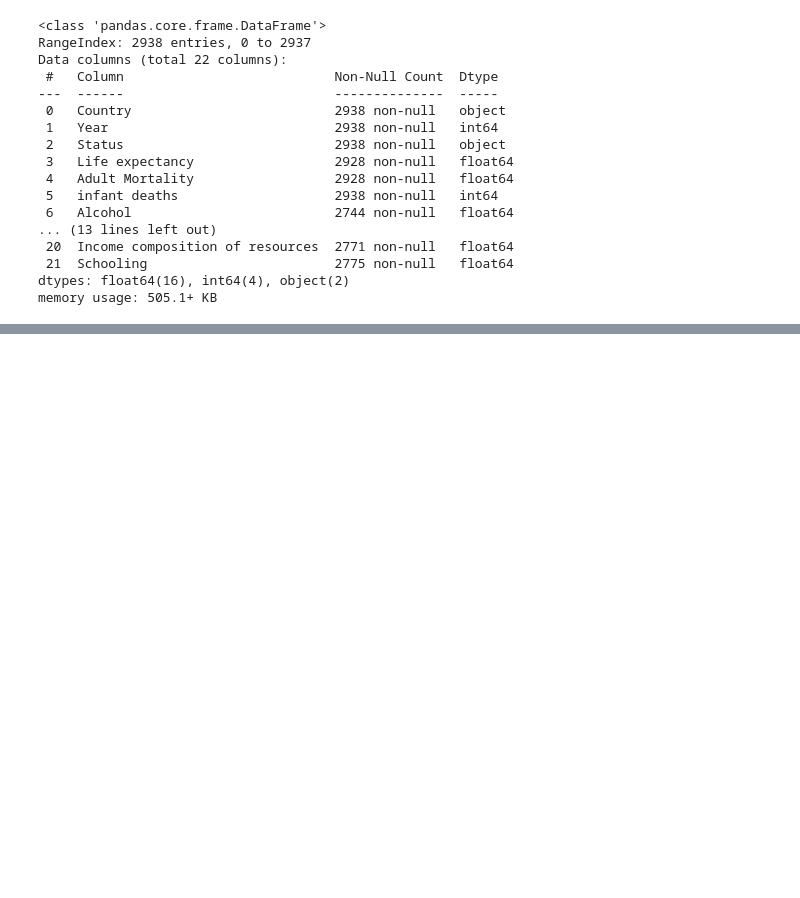
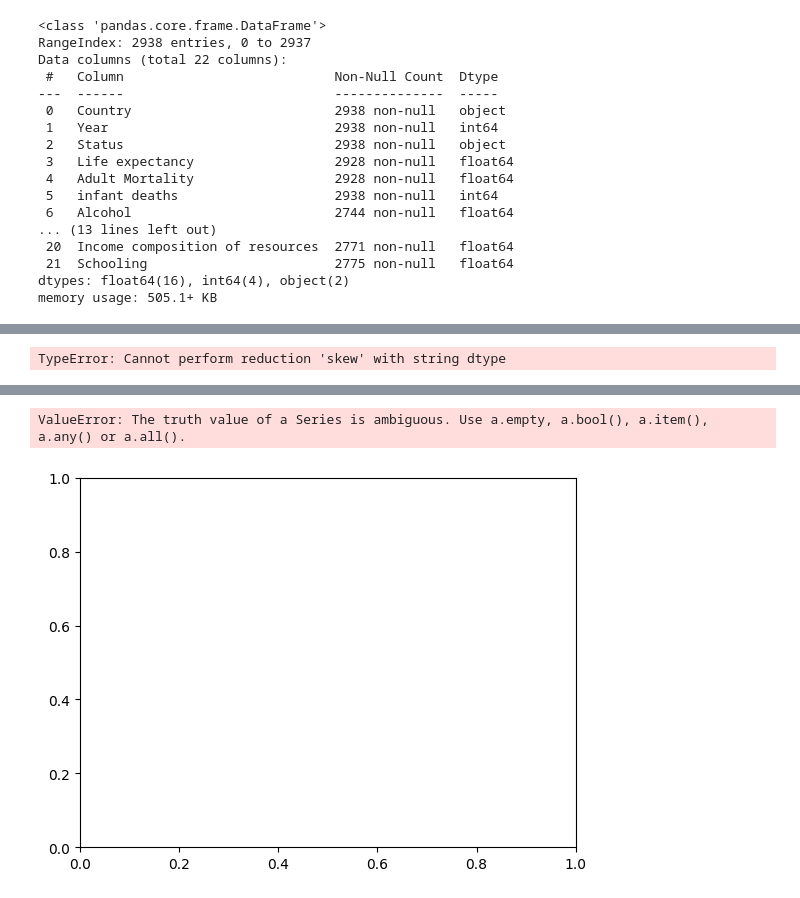
Before and after one commit to Rahafzsh/LifeExpectancyAnalysis, a Jupyter notebook: PreProcessingData.ipynb, the cells around one changed output, grey strips where cells are left out. Drawn from its saved outputs; the diff is of its cells as text; code cells hidden in the pictures; blank space fills up the shorter version.

```diff
--- a/PreProcessingData.ipynb
+++ b/PreProcessingData.ipynb
@@ -53,0 +43,3 @@ dtype: int64
+# %%
+strs=["Country", "Status"]
+df=df.astype({i:"string" for i in strs})
@@ -54,3 +66,10 @@ dtype: int64
+# %%
+ptr = PowerTransformer(method='yeo-johnson')
+skewed_columns = df.columns[df.skew().abs() > 0.5]  # Adjust threshold based on your needs
+
+df[skewed_columns] = pt.fit_transform(df[skewed_columns])
+# %% [output]
+TypeError: Cannot perform reduction 'skew' with string dtype
 # %%
 skim(df)
 # %% [output]
@@ -71,3 +90,8 @@ skim(df)
 │ │ Status                    │       0 │          0 │                            1 │                     2938 │  │
 │ └───────────────────────────┴─────────┴────────────┴──────────────────────────────┴──────────────────────────┘  │
 ╰────────────────────────────────────────────────────── End ──────────────────────────────────────────────────────╯
+# %%
+pt.RainCloud(df, x="country", y="")
+# %% [output]
+ValueError: The truth value of a Series is ambiguous. Use a.empty, a.bool(), a.item(), a.any() or a.all().
+[figure, added]
```
Also changed, not shown: parts of 5 cells of this notebook.
